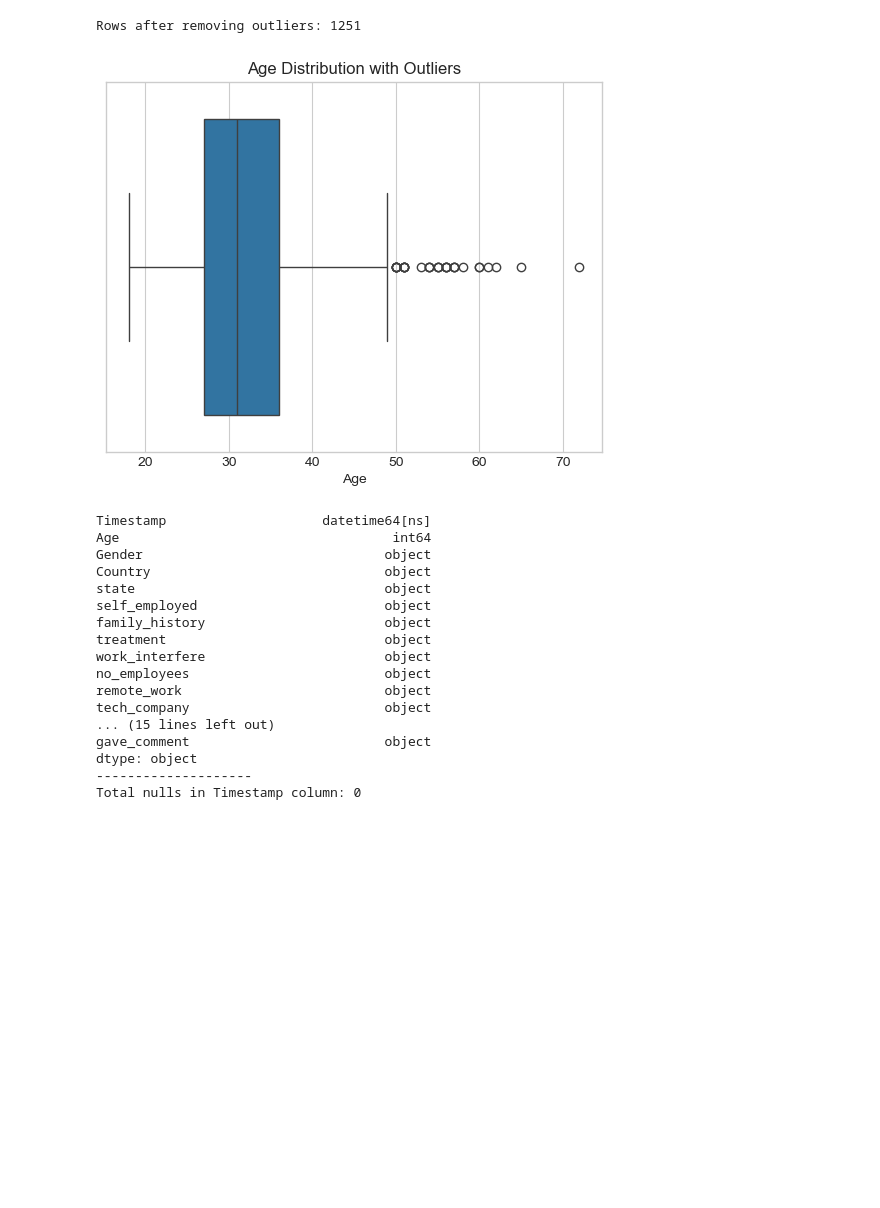
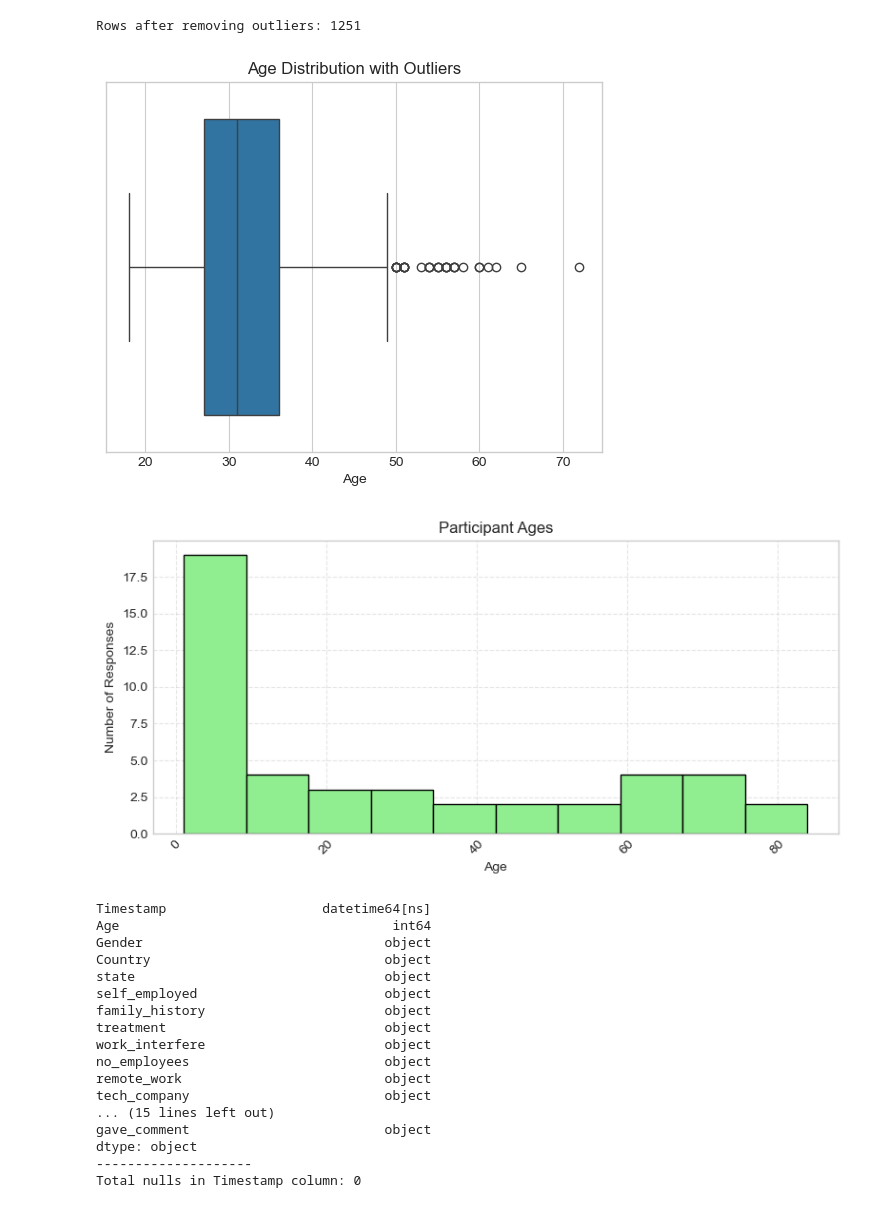
Before and after one commit to aseeds10/MHealthWorkplace-Tech, a Jupyter notebook: Notebooks/01_Explore.ipynb, the cells around one changed output. Cells and saved outputs as stored; diff of their text form; code cells hidden in the pictures; blank space fills up the shorter version.

```diff
--- a/Notebooks/01_Explore.ipynb
+++ b/Notebooks/01_Explore.ipynb
@@ -649,10 +649,20 @@ Rows after removing outliers: 1251
 # %%
 # viz age distribution post age cleaning
 sns.boxplot(x='Age', data=survey_df_clean)
 plt.title('Age Distribution with Outliers')
 plt.show()
+
+survey_df_clean['Age'].value_counts().sort_index().plot(kind='hist', figsize=(8, 4), color='lightgreen', edgecolor = 'black')
+plt.title('Participant Ages')
+plt.xlabel('Age')
+plt.ylabel('Number of Responses')
+plt.xticks(rotation=45)
+plt.grid(True, linestyle='--', alpha=0.5)
+plt.tight_layout()
+plt.show()
 # %% [output]
 [figure]
+[figure, added]
 # %%
 # viz for year (or month-year) participants responded
 # make Timestamp into datetime (for line chart but also helpful later for any heatmaps)
```
Also changed, not shown: parts of 13 cells of this notebook.
